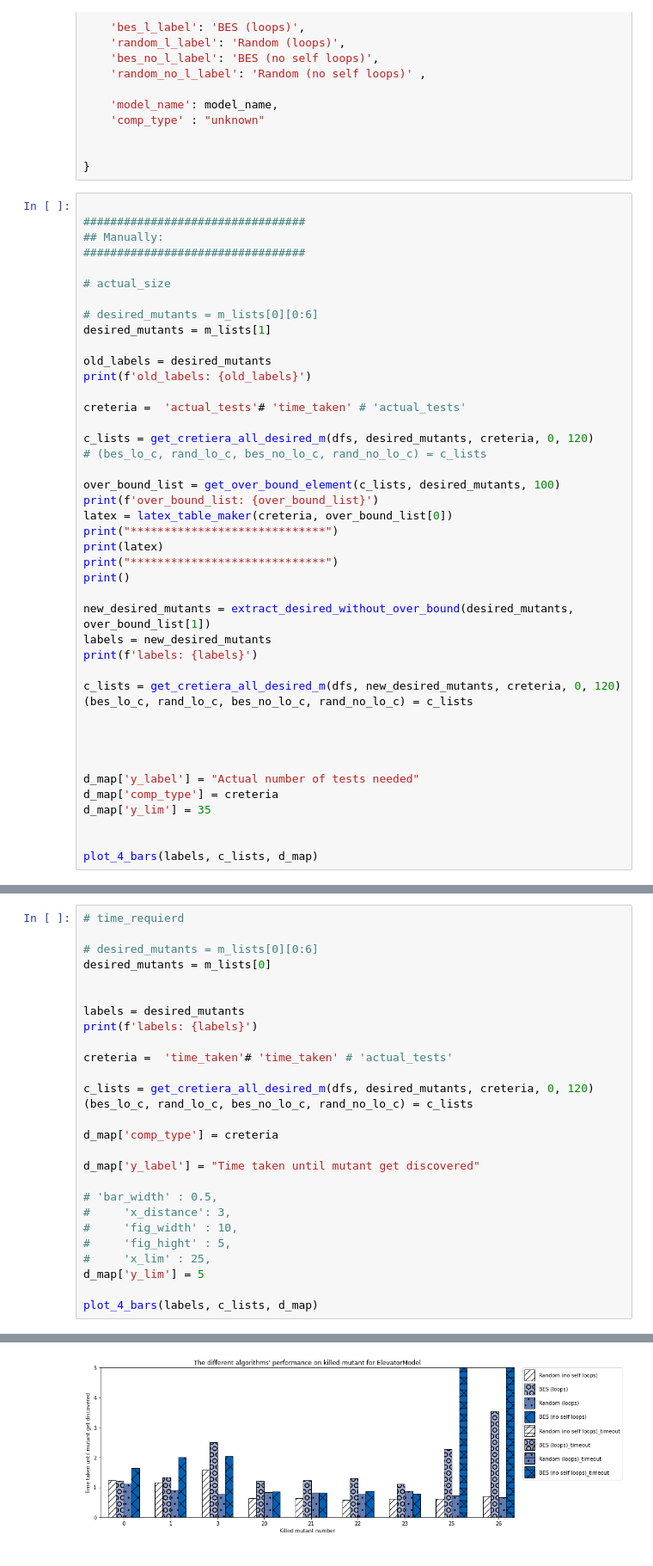
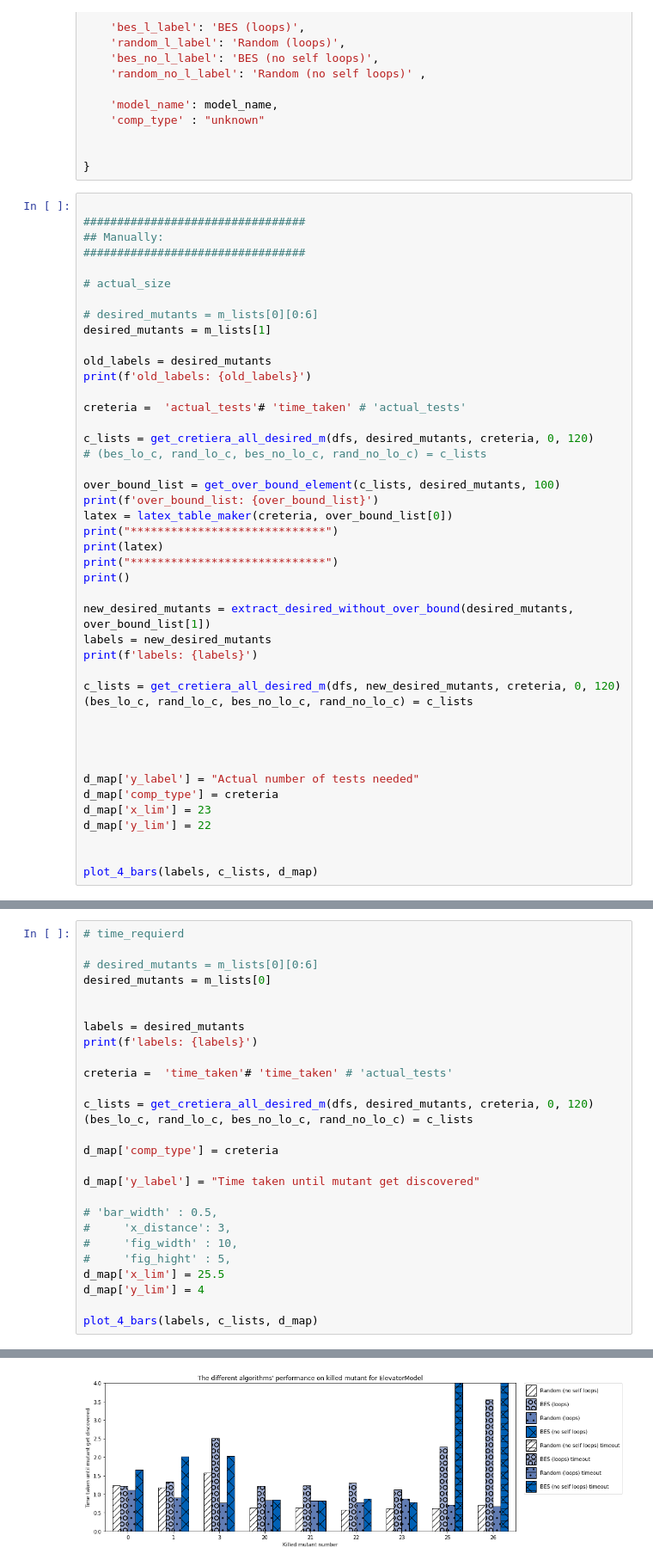
Before and after one commit to nour95/analysis, a Jupyter notebook: simple_mutants/analysis/plot_elevator.ipynb, the cells around one changed output, grey strips where cells are left out. Shown: that part at 86% size. Saved outputs shown, nothing was run; the diff lists cells and outputs as text.

```diff
--- a/simple_mutants/analysis/plot_elevator.ipynb
+++ b/simple_mutants/analysis/plot_elevator.ipynb
@@ -104,7 +104,8 @@ c_lists = get_cretiera_all_desired_m(dfs, new_desired_mutants, creteria, 0, 120)
 
 d_map['y_label'] = "Actual number of tests needed"
 d_map['comp_type'] = creteria
-d_map['y_lim'] = 35
+d_map['x_lim'] = 23
+d_map['y_lim'] = 22
 
 
 plot_4_bars(labels, c_lists, d_map)
@@ -136,36 +137,36 @@ rand_no_l data: ([1, 1, 1, 1, 1, 1, 1, 7], [0, 0, 0, 0, 0, 0, 0, 0])
 # desired_mutants = m_lists[0][0:6]
 desired_mutants = m_lists[0]
 
 
 labels = desired_mutants
 print(f'labels: {labels}')
 
 creteria =  'time_taken'# 'time_taken' # 'actual_tests'
 
 c_lists = get_cretiera_all_desired_m(dfs, desired_mutants, creteria, 0, 120)
 (bes_lo_c, rand_lo_c, bes_no_lo_c, rand_no_lo_c) = c_lists
 
 d_map['comp_type'] = creteria
 
 d_map['y_label'] = "Time taken until mutant get discovered"
 
 # 'bar_width' : 0.5,
 #     'x_distance': 3,
 #     'fig_width' : 10,
 #     'fig_hight' : 5,
-#     'x_lim' : 25,
-d_map['y_lim'] = 5
+d_map['x_lim'] = 25.5
+d_map['y_lim'] = 4
 
 plot_4_bars(labels, c_lists, d_map)
 # %% [output]
 labels: ['0', '1', '3', '20', '21', '22', '23', '25', '26']
 mutant 25 not_found
 mutant 26 not_found
 bes_l data: ([1.2192566394805908, 1.3348569869995115, 2.510087251663208, 1.218770980834961, 1.233520269393921, 1.2963662147521973, 1.1178669929504397, 2.272466897964477, 3.5463578701019287], [0, 0, 0, ...
 rand_l data: ([1.1101810932159424, 0.9049017429351808, 0.7674558162689209, 0.8359580039978027, 0.8215742111206055, 0.7747330665588379, 0.8739848136901855, 0.7086539268493652, 0.6738531589508057], [0,  ...
 bes_no_l data: ([1.6516108512878418, 2.0092520713806152, 2.031003952026367, 0.8484711647033691, 0.8220779895782471, 0.8767468929290771, 0.7798430919647217, 0, 0], [0, 0, 0, 0, 0, 0, 0, 120, 120])
 rand_no_l data: ([1.2283759117126465, 1.1712870597839355, 1.5744259357452393, 0.6260087490081787, 0.627373218536377, 0.5753319263458252, 0.6166601181030273, 0.6146650314331055, 0.7017428874969482], [0 ...
-[figure, old version]
+[figure, new version]
 # %%
 # depth
 creteria = 'depth'
```
Also changed, not shown: parts of 2 cells of this notebook, 11 other files.
